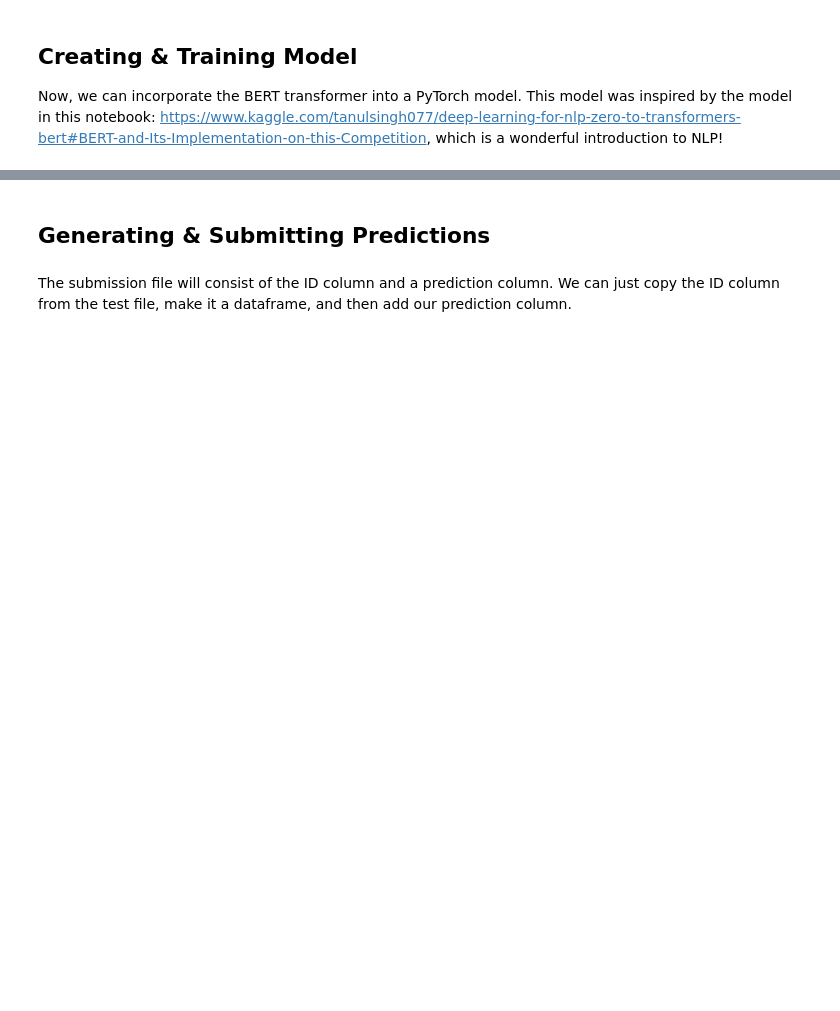
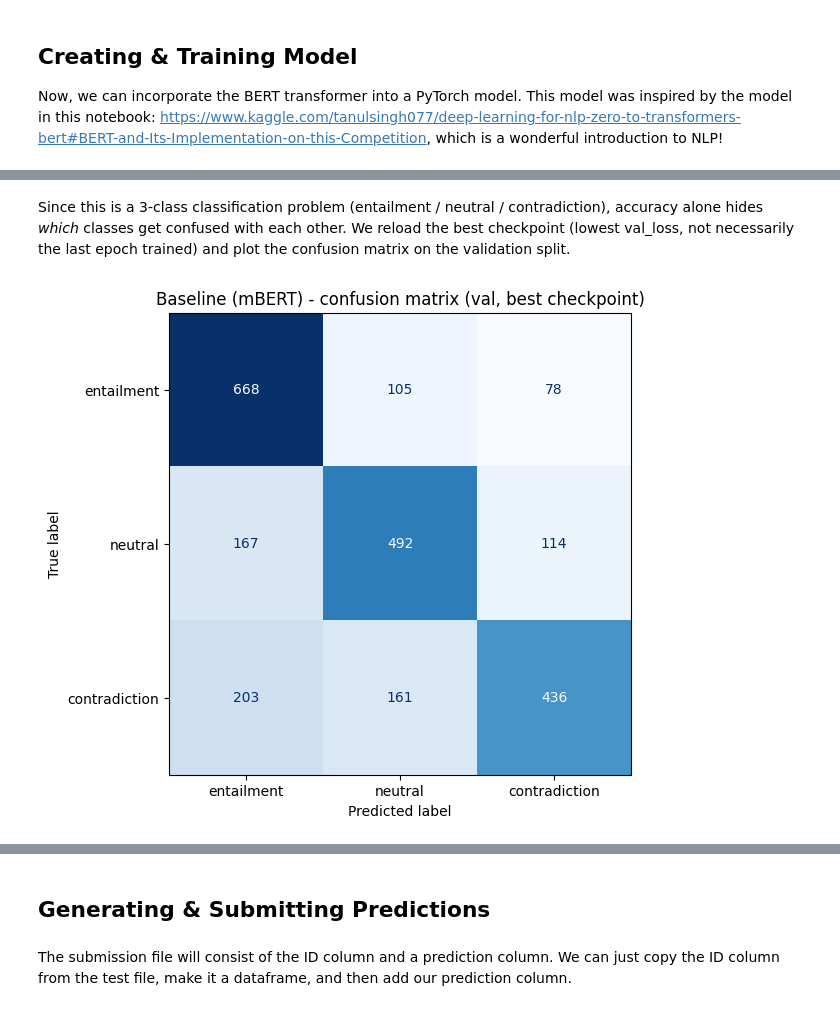
Before and after one commit to Alherma7/-contradictory-my-dear-watson, a Jupyter notebook: tutorial-notebook.ipynb, the cells around one changed output, grey strips where cells are left out. Drawn from its saved outputs; the diff is of its cells as text; code cells hidden in the pictures; blank space fills up the shorter version.

```diff
--- a/tutorial-notebook.ipynb
+++ b/tutorial-notebook.ipynb
@@ -233,3 +281,33 @@ Epoch 2/2 - loss: 0.7691 - accuracy: 0.6639 - val_loss: 0.8124 - val_accuracy: 0
+# %% [markdown]
+Since this is a 3-class classification problem (entailment / neutral / contradiction), accuracy alone hides *which* classes get confused with each other. We reload the best checkpoint (lowest val_loss, not necessarily the last epoch trained) and plot the confusion matrix on the validation split.
+# %%
+from sklearn.metrics import confusion_matrix, ConfusionMatrixDisplay
+
+class_names = ['entailment', 'neutral', 'contradiction']
+
+model.load_state_dict(torch.load(os.path.join(checkpoint_dir, 'baseline_best.pt')))
+model.eval()
+
+val_preds, val_true = [], []
+with torch.no_grad():
+    for batch in val_loader:
+        input_ids = batch['input_ids'].to(device)
+        attention_mask = batch['attention_mask'].to(device)
+        token_type_ids = batch['token_type_ids'].to(device)
+        batch_labels = batch['label'].to(device)
+
+        logits = model(input_ids, attention_mask, token_type_ids)
+        val_preds.extend(logits.argmax(dim=-1).cpu().tolist())
+        val_true.extend(batch_labels.cpu().tolist())
+
+cm = confusion_matrix(val_true, val_preds)
+disp = ConfusionMatrixDisplay(confusion_matrix=cm, display_labels=class_names)
+fig, ax = plt.subplots(figsize=(6, 6))
+disp.plot(ax=ax, cmap='Blues', colorbar=False)
+ax.set_title('Baseline (mBERT) - confusion matrix (val, best checkpoint)')
+plt.show()
+# %% [output]
+[figure, added]
 # %%
 test = pd.read_csv("test.csv")
 test_input = bert_encode(test.premise.values, test.hypothesis.values, tokenizer)
```
Also changed, not shown: parts of 18 cells of this notebook, 2 other files.
